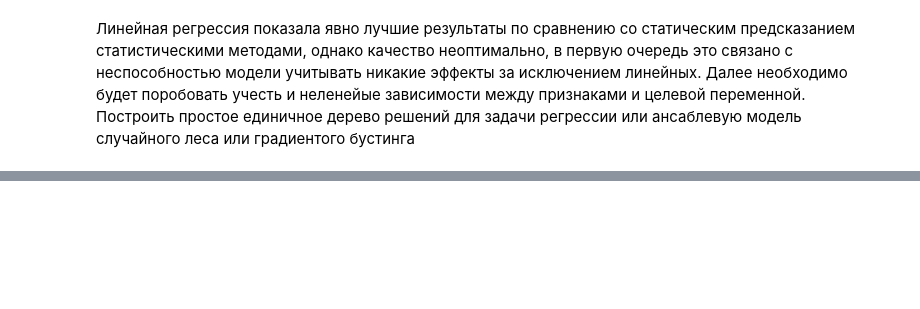
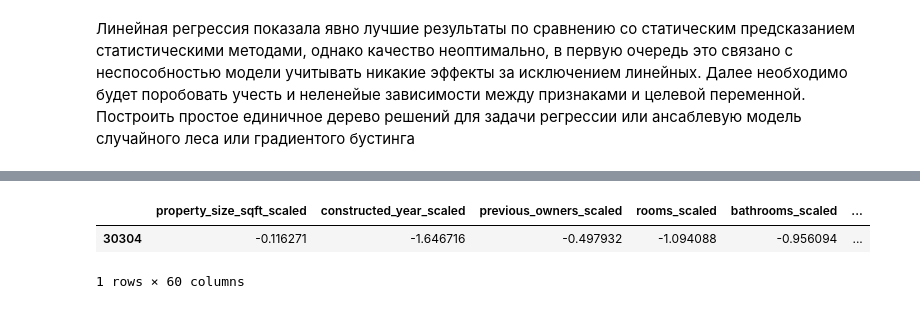
Before and after one commit to badmax333/ITMO_ML_course, a Jupyter notebook: ML_HW_AI_HUB.ipynb, the cells around one changed output, grey strips where cells are left out. Saved outputs shown, nothing was run; the diff lists cells and outputs as text; code cells hidden in the pictures; blank space fills up the shorter version.

```diff
--- a/ML_HW_AI_HUB.ipynb
+++ b/ML_HW_AI_HUB.ipynb
@@ -504,0 +1110,6 @@ R2 score: 0.8108594664215691
+# %%
+X_test.iloc[[10023]]
+# %% [output]
+|  | property_size_sqft_scaled | constructed_year_scaled | previous_owners_scaled | rooms_scaled | bathrooms_scaled | ... |
+| 30304 | -0.116271 | -1.646716 | -0.497932 | -1.094088 | -0.956094 | ... |
+1 rows × 60 columns
```
Also changed, not shown: parts of 29 cells of this notebook.
